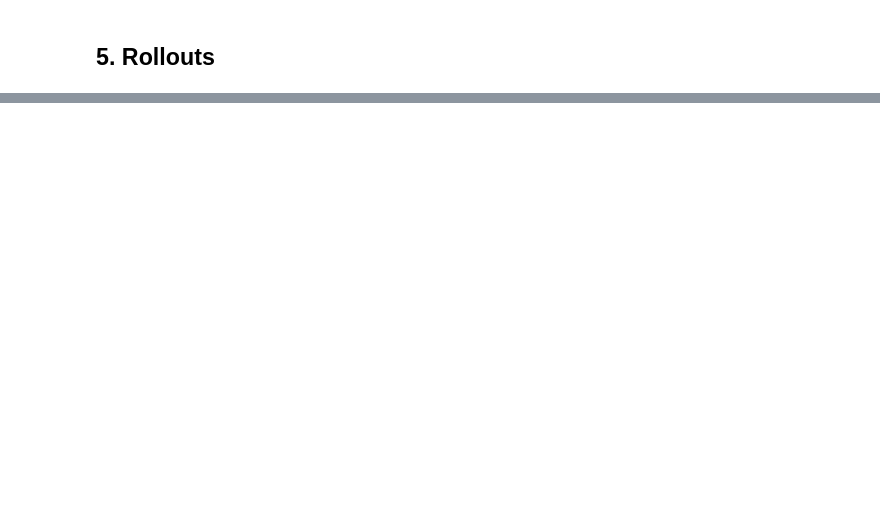
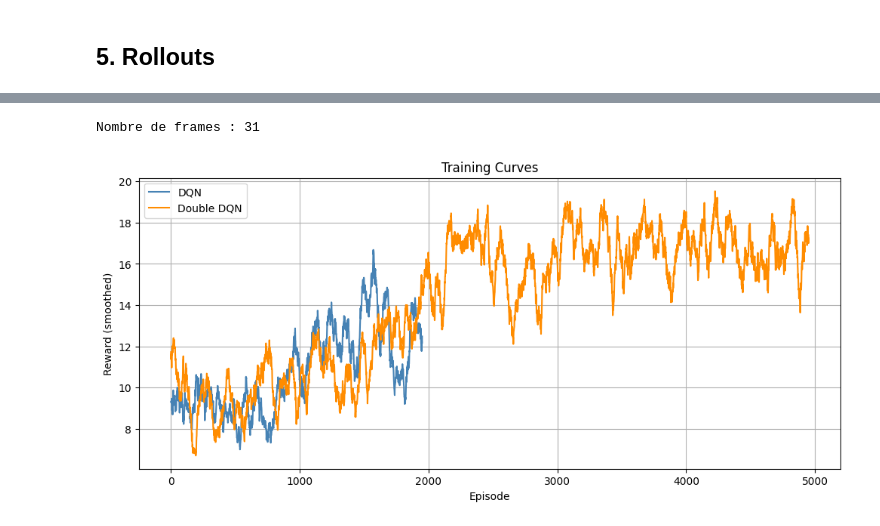
Before and after one commit to daphnemaschas/Autonomous-Highway-Agents, a Jupyter notebook: notebooks/comparison_dqn_vs_double_dqn.ipynb, the cells around one changed output, grey strips where cells are left out. Cells and saved outputs as stored; diff of their text form; code cells hidden in the pictures; blank space fills up the shorter version.

Commit message:
add double dqn and per extension with results

```diff
--- a/notebooks/comparison_dqn_vs_double_dqn.ipynb
+++ b/notebooks/comparison_dqn_vs_double_dqn.ipynb
@@ -99,3 +90,31 @@ DQN rollout:
 [interactive output not drawn]
 Double DQN rollout:
 [interactive output not drawn]
+# %%
+import imageio
+frames = imageio.mimread('../results/double_dqn_v1_rollout.gif')
+print(f'Nombre de frames : {len(frames)}')
+# %% [output]
+Nombre de frames : 31
+# %%
+import numpy as np
+import matplotlib.pyplot as plt
+
+dqn_rewards        = np.load('../results/dqn_v1_big_buffer_2000_episodes_rewards.npy')
+double_dqn_rewards = np.load('../results/double_dqn_v1_rewards.npy')
+
+def smooth(rewards, window=50):
+    return np.convolve(rewards, np.ones(window)/window, mode='valid')
+
+plt.figure(figsize=(12, 5))
+plt.plot(smooth(dqn_rewards),        label='DQN',        color='steelblue')
+plt.plot(smooth(double_dqn_rewards), label='Double DQN', color='darkorange')
+plt.xlabel('Episode')
+plt.ylabel('Reward (smoothed)')
+plt.title('Training Curves')
+plt.legend()
+plt.grid(True)
+plt.savefig('../results/comparison_curves.png', dpi=150, bbox_inches='tight')
+plt.show()
+# %% [output]
+[figure, added]
```
Also changed, not shown: parts of 6 cells of this notebook, 17 other files.
